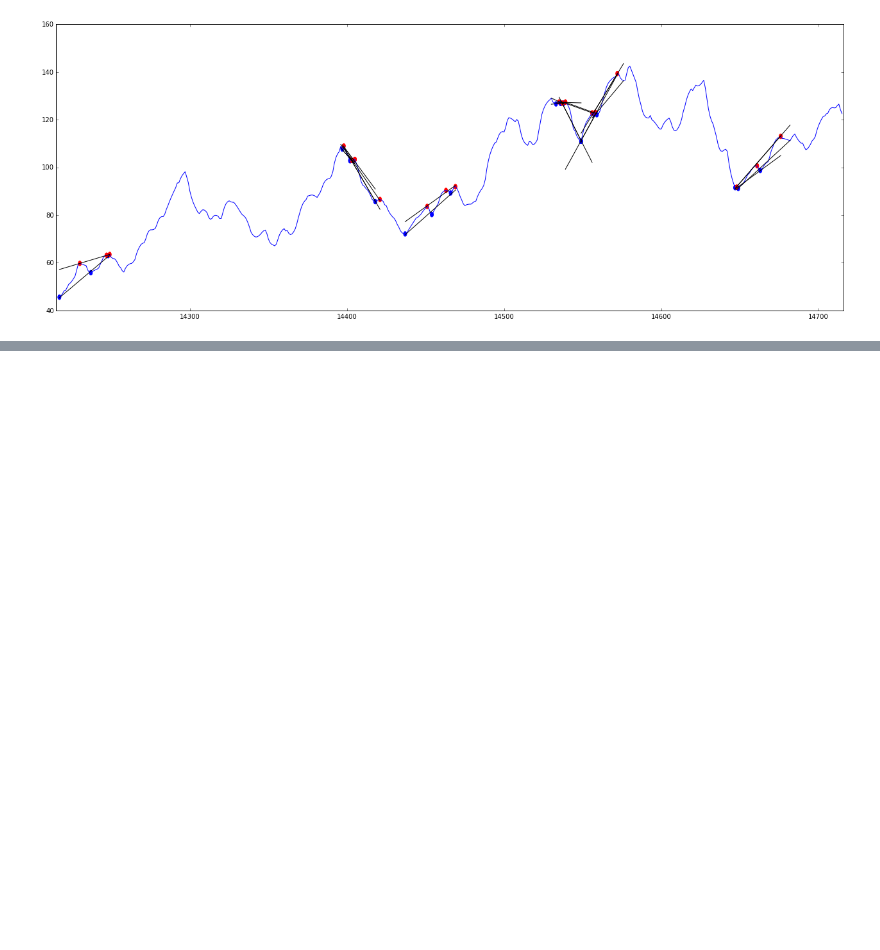
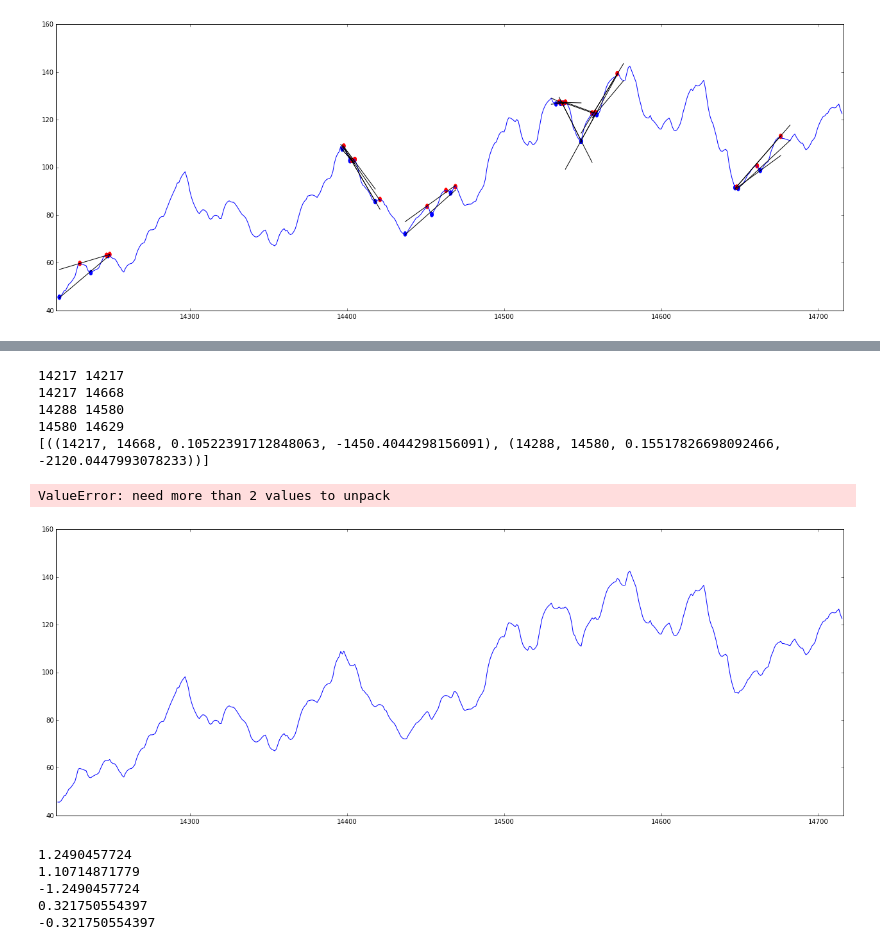
Before and after one commit to Anastasiya-Zhyrkevich/Notebooks, a Jupyter notebook: Untitled1.ipynb, the cells around one changed output, grey strips where cells are left out. Drawn from its saved outputs; the diff is of its cells as text; code cells hidden in the pictures; blank space fills up the shorter version.

Commit message:
traps simple

```diff
--- a/Untitled1.ipynb
+++ b/Untitled1.ipynb
@@ -65,0 +76,22 @@ for x1, x2, a1, b1, a2, b2 in lines:
+# %%
+fig,ax = create_plot(0, 300)
+resx, res = add_missed(df['Data'], df['Close'])
+ess_ = ess1(res, 0.3)
+
+left = 0
+right = 500
+
+draw_plot(fig, ax, left, right, resx, ess_)
+#trap_lines = trap(resx[left:right], ess_[left:right], True, 10)
+trap_lines = traps(resx[left:right], ess_[left:right],  10, 100)
+print trap_lines
+for l1, l2 in trap_lines:
+    draw_line(fig,ax, l1[0], l1[1], l1[2], l1[]
+# %% [output]
+14217 14217
+14217 14668
+14288 14580
+14580 14629
+[((14217, 14668, 0.10522391712848063, -1450.4044298156091), (14288, 14580, 0.15517826698092466, -2120.0447993078233))]
+ValueError: need more than 2 values to unpack
+[figure, added]
@@ -65,0 +169,12 @@ for x1, x2, a1, b1, a2, b2 in lines:
+# %%
+print math.atan(3 /1)
+print math.atan(2)
+print math.atan(-3)
+print math.atan(1.0/3)
+print math.atan(-1.0/3)
+# %% [output]
+1.2490457724
+1.10714871779
+-1.2490457724
+0.321750554397
+-0.321750554397
```
Also changed, not shown: parts of 5 cells of this notebook.
